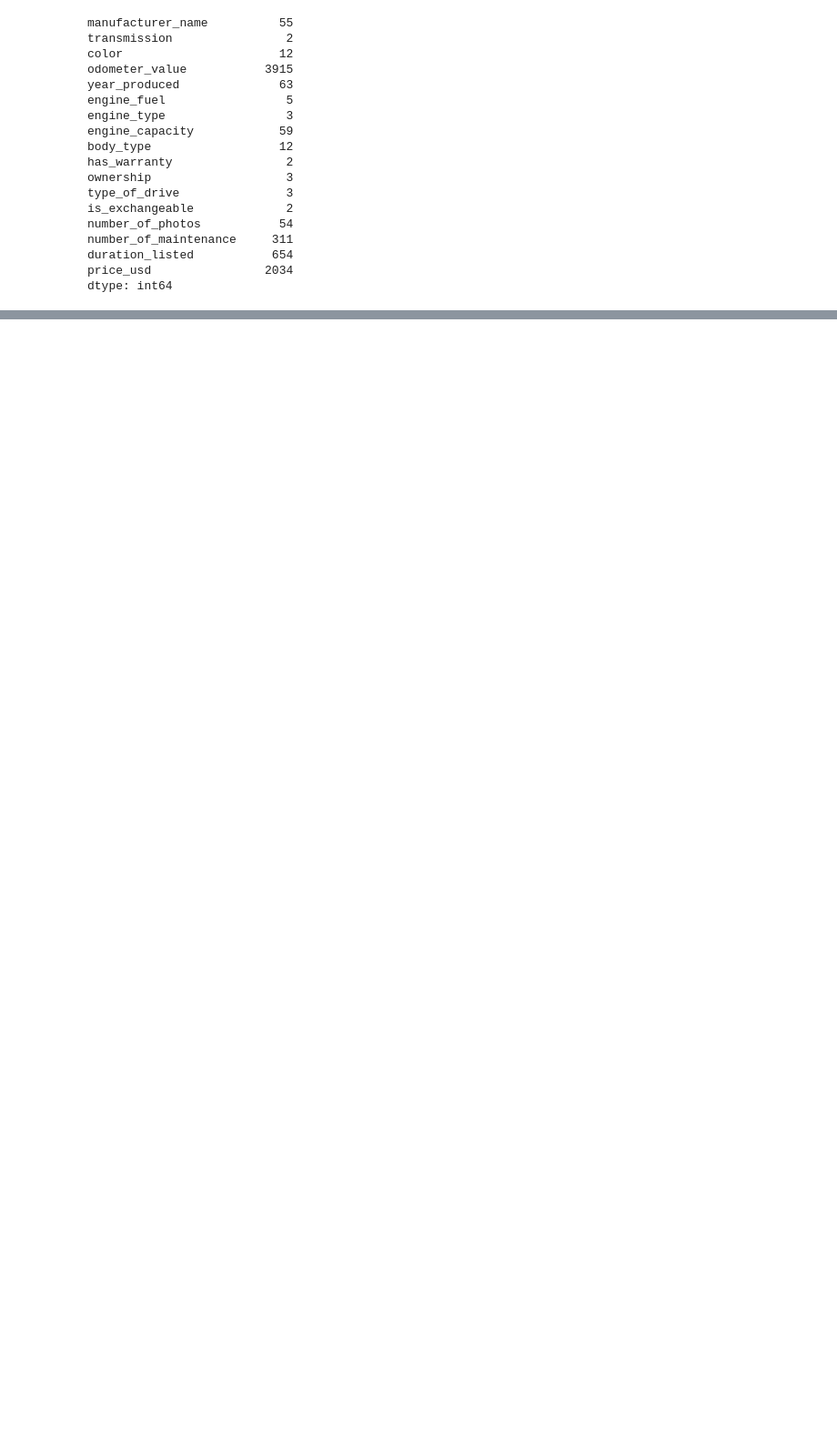
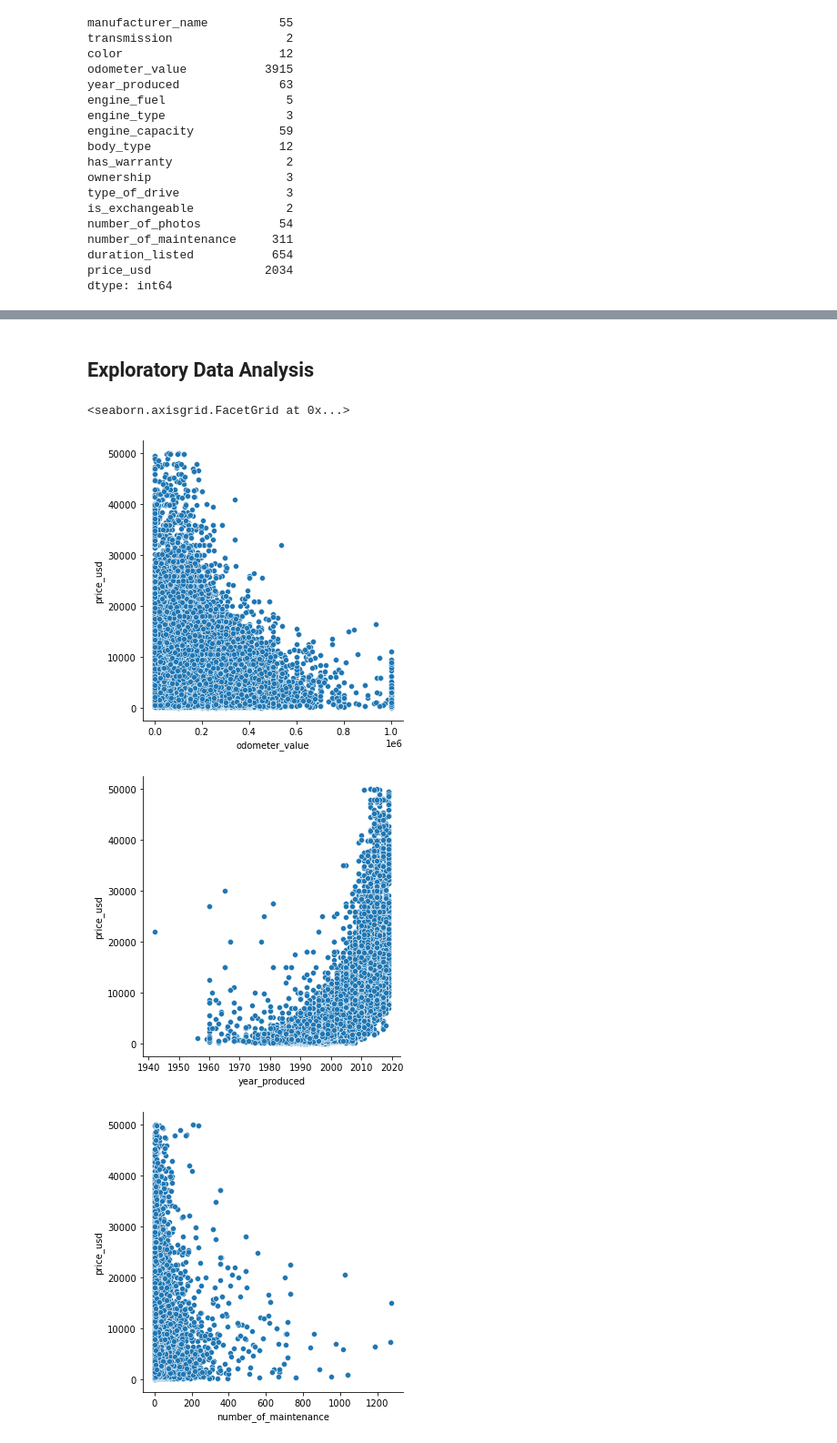
Before and after one commit to Rashad19/rihal-challenges, a Jupyter notebook: data_science/notebook.ipynb, the cells around one changed output, grey strips where cells are left out. Shown at 91% size. Saved outputs shown, nothing was run; the diff lists cells and outputs as text; code cells hidden in the pictures; blank space fills up the shorter version.

Commit message:
started exploratory data analysis

```diff
--- a/data_science/notebook.ipynb
+++ b/data_science/notebook.ipynb
@@ -119,0 +125,28 @@ display(df_encode_train)
+# %%
+# Here we rename identical column names of the binary dummy variables
+# These are for has_warranty and is_exhangeable
+
+cols = []
+names = ['warranty', 'exchangeable']
+count = 0
+
+for column in df_encode_train.columns:
+    if column == 'dummy_True':
+        cols.append(f'dummy_{names[count]}')
+        count+=1
+        continue
+    cols.append(column)
+df_encode_train.columns = cols
+
+cols = []
+count = 0
+for column in df_encode_test.columns:
+    if column == 'dummy_True':
+        cols.append(f'dummy_{names[count]}')
+        count+=1
+        continue
+    cols.append(column)
+df_encode_test.columns = cols
+
+display(df_encode_train)
+display(df_encode_test)
@@ -119,0 +180,18 @@ display(df_encode_train)
+# %% [markdown]
+## Exploratory Data Analysis
+# %%
+# we will perform statistical analysis to identify important features
+# to do this we need to find the correlation between features and the target value
+# which is the price in USD, we need to find true predictors to use in the model.
+
+sns.relplot(x="odometer_value", y="price_usd", data=df_encode_train);
+sns.relplot(x="year_produced", y="price_usd", data=df_encode_train);
+sns.relplot(x="number_of_maintenance", y="price_usd", data=df_encode_train);
+sns.relplot(x="year_produced", y="price_usd", hue= "dummy_warranty", data = df_encode_train)
+
+sns.relplot(x="year_produced", y="price_usd", hue= "dummy_exchangeable", data = df_encode_train)
+# %% [output]
+<seaborn.axisgrid.FacetGrid at 0x...>
+[figure, added]
+[figure, added]
+[figure, added]
```
Also changed, not shown: parts of 22 cells of this notebook.
